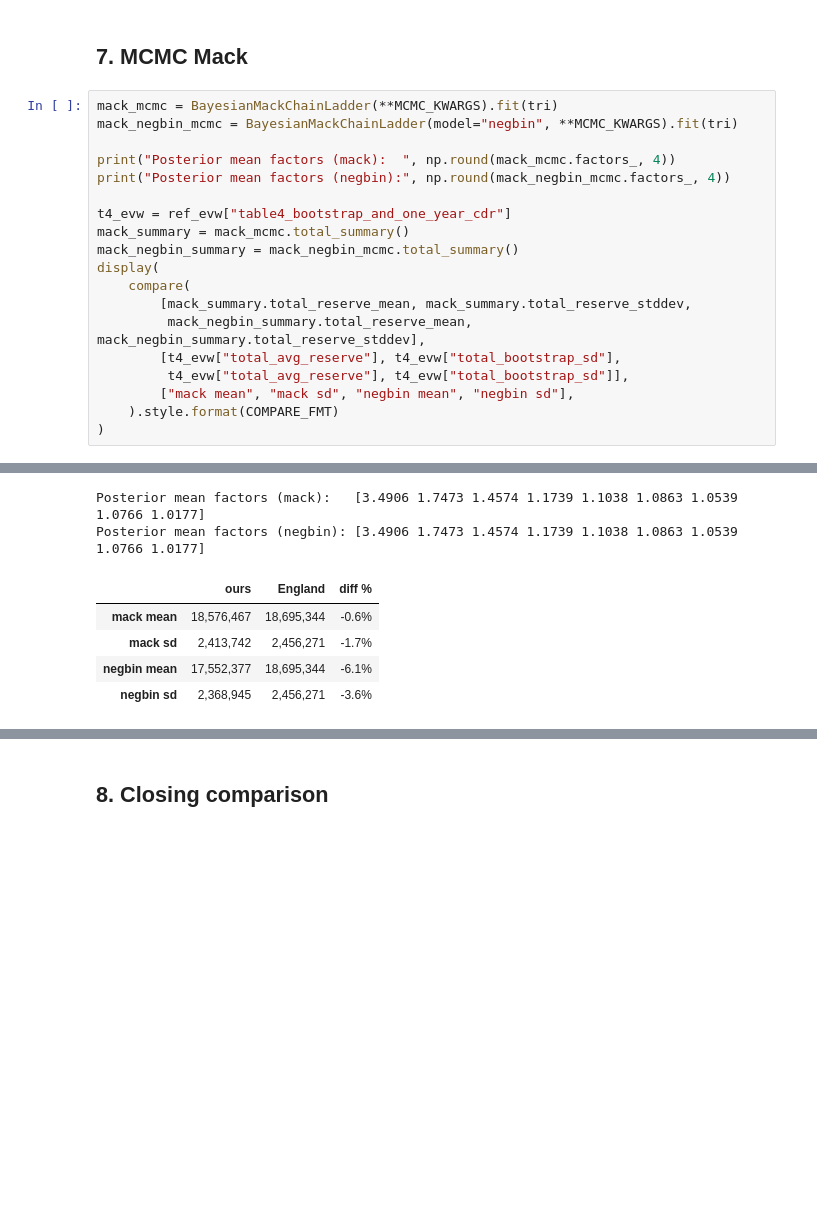
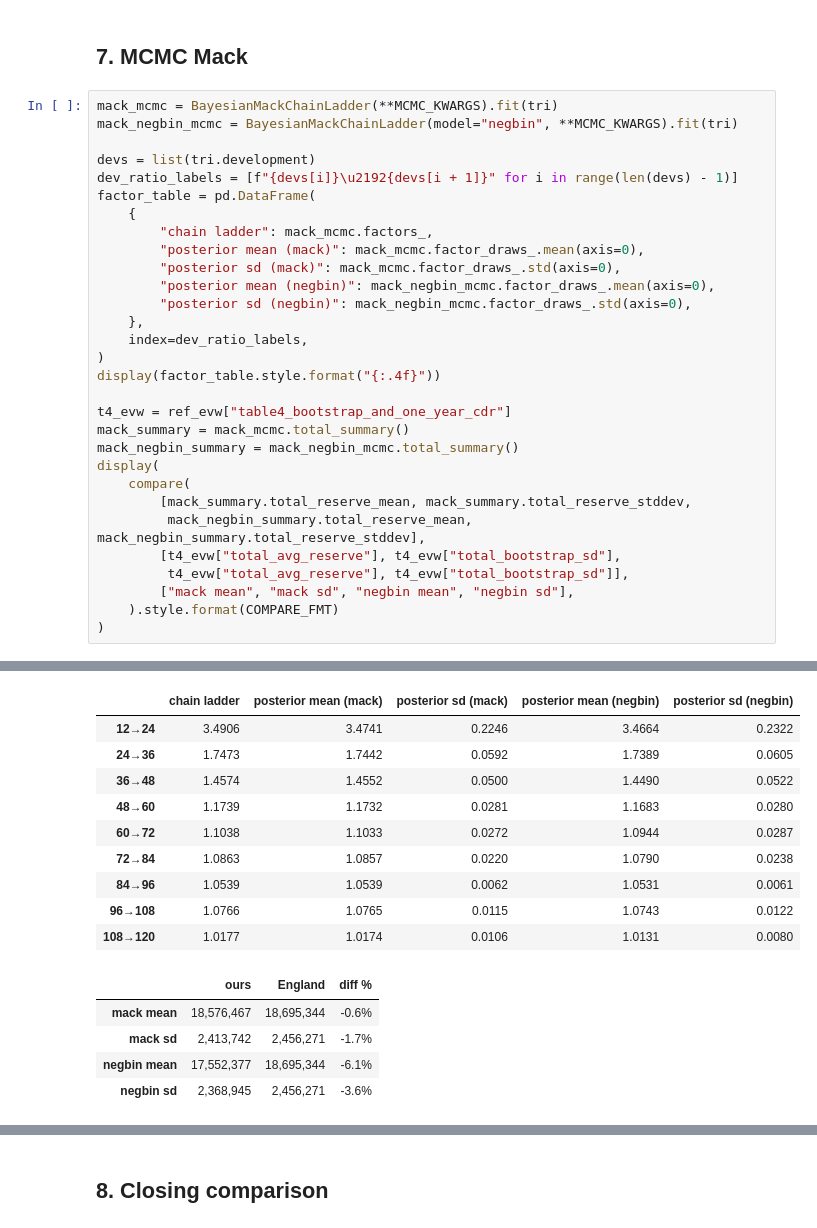
Before and after one commit to problemofpoints/bayesianchainladder, a Jupyter notebook: docs/notebooks/ev_2006_predictive_distributions.ipynb, the cells around one changed output, grey strips where cells are left out. Cells and saved outputs as stored; diff of their text form; blank space fills up the shorter version.

```diff
--- a/docs/notebooks/ev_2006_predictive_distributions.ipynb
+++ b/docs/notebooks/ev_2006_predictive_distributions.ipynb
@@ -454,39 +451,58 @@ only their mean structure, not a discrepancy to explain away.
 # %%
 mack_mcmc = BayesianMackChainLadder(**MCMC_KWARGS).fit(tri)
 mack_negbin_mcmc = BayesianMackChainLadder(model="negbin", **MCMC_KWARGS).fit(tri)
 
-print("Posterior mean factors (mack):  ", np.round(mack_mcmc.factors_, 4))
-print("Posterior mean factors (negbin):", np.round(mack_negbin_mcmc.factors_, 4))
+devs = list(tri.development)
+dev_ratio_labels = [f"{devs[i]}\u2192{devs[i + 1]}" for i in range(len(devs) - 1)]
+factor_table = pd.DataFrame(
+    {
+        "chain ladder": mack_mcmc.factors_,
+        "posterior mean (mack)": mack_mcmc.factor_draws_.mean(axis=0),
+        "posterior sd (mack)": mack_mcmc.factor_draws_.std(axis=0),
+        "posterior mean (negbin)": mack_negbin_mcmc.factor_draws_.mean(axis=0),
+        "posterior sd (negbin)": mack_negbin_mcmc.factor_draws_.std(axis=0),
+    },
+    index=dev_ratio_labels,
+)
+display(factor_table.style.format("{:.4f}"))
 
 t4_evw = ref_evw["table4_bootstrap_and_one_year_cdr"]
 mack_summary = mack_mcmc.total_summary()
 mack_negbin_summary = mack_negbin_mcmc.total_summary()
 display(
     compare(
         [mack_summary.total_reserve_mean, mack_summary.total_reserve_stddev,
          mack_negbin_summary.total_reserve_mean, mack_negbin_summary.total_reserve_stddev],
         [t4_evw["total_avg_reserve"], t4_evw["total_bootstrap_sd"],
          t4_evw["total_avg_reserve"], t4_evw["total_bootstrap_sd"]],
         ["mack mean", "mack sd", "negbin mean", "negbin sd"],
     ).style.format(COMPARE_FMT)
 )
 # %% [output]
 Initializing NUTS using jitter+adapt_diag...
 Multiprocess sampling (2 chains in 2 jobs)
 NUTS: [coefs]
 Sampling 2 chains for 1_000 tune and 1_000 draw iterations (2_000 + 2_000 draws total) took 0 seconds.
 We recommend running at least 4 chains for robust computation of convergence diagnostics
 Initializing NUTS using jitter+adapt_diag...
 Multiprocess sampling (2 chains in 2 jobs)
 NUTS: [coefs]
 Sampling 2 chains for 1_000 tune and 1_000 draw iterations (2_000 + 2_000 draws total) took 1 seconds.
 We recommend running at least 4 chains for robust computation of convergence diagnostics
-Posterior mean factors (mack):   [3.4906 1.7473 1.4574 1.1739 1.1038 1.0863 1.0539 1.0766 1.0177]
-Posterior mean factors (negbin): [3.4906 1.7473 1.4574 1.1739 1.1038 1.0863 1.0539 1.0766 1.0177]
-|  | ours | England | diff % |
-| mack mean | 18,576,467 | 18,695,344 | -0.6% |
-| mack sd | 2,413,742 | 2,456,271 | -1.7% |
-| negbin mean | 17,552,377 | 18,695,344 | -6.1% |
-| negbin sd | 2,368,945 | 2,456,271 | -3.6% |
+|  | chain ladder | posterior mean (mack) | posterior sd (mack) | posterior mean (negbin) | posterior sd (negbin) |
+| 12→24 | 3.4906 | 3.4741 | 0.2246 | 3.4664 | 0.2322 |
+| 24→36 | 1.7473 | 1.7442 | 0.0592 | 1.7389 | 0.0605 |
+| 36→48 | 1.4574 | 1.4552 | 0.0500 | 1.4490 | 0.0522 |
+| 48→60 | 1.1739 | 1.1732 | 0.0281 | 1.1683 | 0.0280 |
+| 60→72 | 1.1038 | 1.1033 | 0.0272 | 1.0944 | 0.0287 |
+| 72→84 | 1.0863 | 1.0857 | 0.0220 | 1.0790 | 0.0238 |
+| 84→96 | 1.0539 | 1.0539 | 0.0062 | 1.0531 | 0.0061 |
+| 96→108 | 1.0766 | 1.0765 | 0.0115 | 1.0743 | 0.0122 |
+| 108→120 | 1.0177 | 1.0174 | 0.0106 | 1.0131 | 0.0080 |
+|  | ours | England | diff % |
+| mack mean | 18,576,467 | 18,695,344 | -0.6% |
+| mack sd | 2,413,742 | 2,456,271 | -1.7% |
+| negbin mean | 17,552,377 | 18,695,344 | -6.1% |
+| negbin sd | 2,368,945 | 2,456,271 | -3.6% |
 # %% [markdown]
 **Commentary.** England's EV 2006 notebook does not show Mack MCMC output,
```
Also changed, not shown: parts of 7 cells of this notebook, 3 other files.
